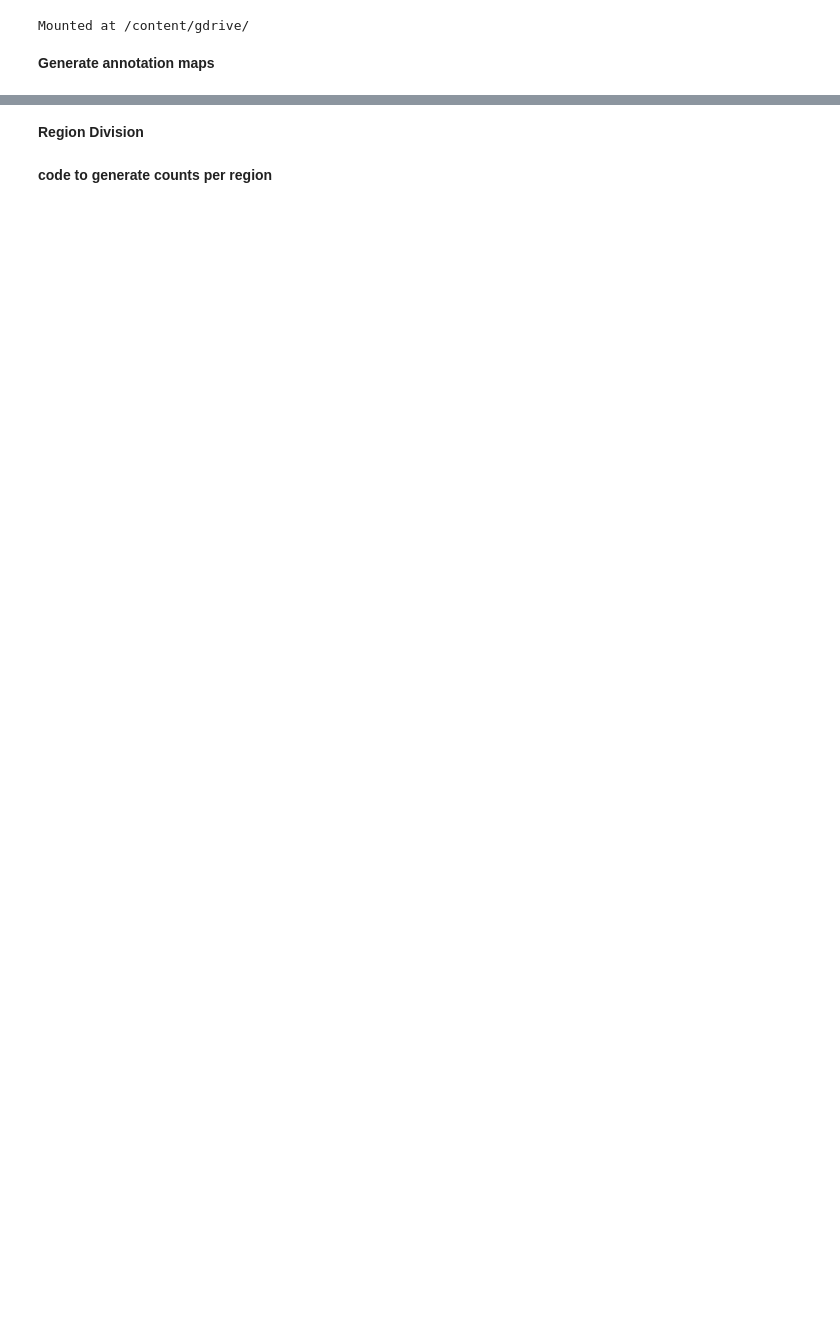
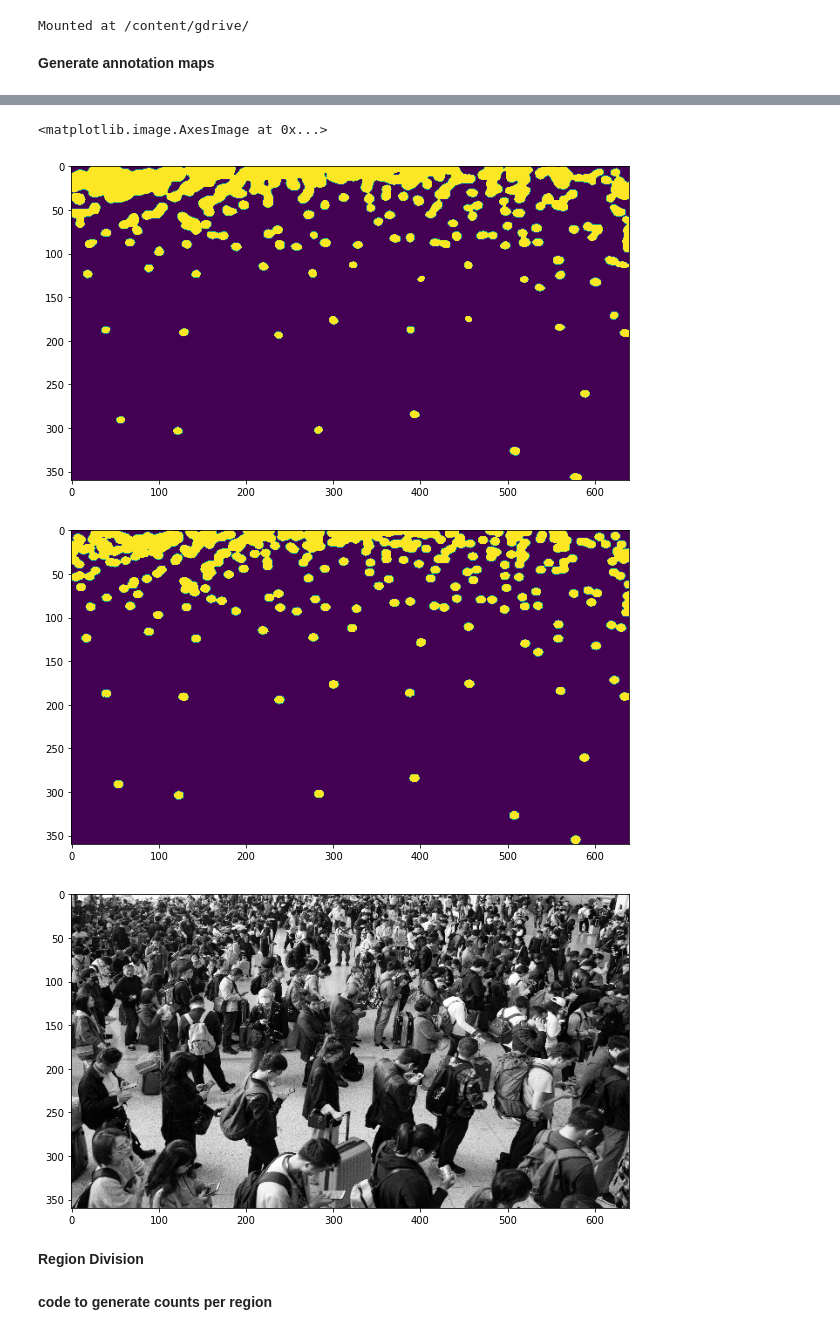
Before and after one commit to ManavFCB/Crowd-Counting, a Jupyter notebook: CC_P2.ipynb, the cells around one changed output, grey strips where cells are left out. Drawn from its saved outputs; the diff is of its cells as text; code cells hidden in the pictures; blank space fills up the shorter version.

```diff
--- a/CC_P2.ipynb
+++ b/CC_P2.ipynb
@@ -82,3 +252,25 @@ map = map.astype('uint8')
+# %%
+# predict with save model
+model = tf.keras.models.load_model('/content/gdrive/MyDrive/nwpu/unet_360x640.h5')
+# %%
+preds = model.predict(X_test)
+preds *= 255
+preds = preds.astype('uint8')
+for i in range(len(preds)):
+  _, preds[i] = cv2.threshold(preds[i], 0, 255, cv2.THRESH_BINARY + cv2.THRESH_OTSU)
+# %%
+a = preds[801]
+plt.figure(figsize = (10, 20))
+plt.imshow(a)
+plt.figure(figsize  = (10, 20))
+plt.imshow(Y_test_annot_15[801])
+plt.figure(figsize = (10, 20))
+plt.imshow(X_test[801], cmap = 'gray')
+# %% [output]
+<matplotlib.image.AxesImage at 0x...>
+[figure, added]
+[figure, added]
+[figure, added]
 # %% [markdown]
 **Region Division**
 # %% [markdown]
```
Also changed, not shown: parts of 20 cells of this notebook.
